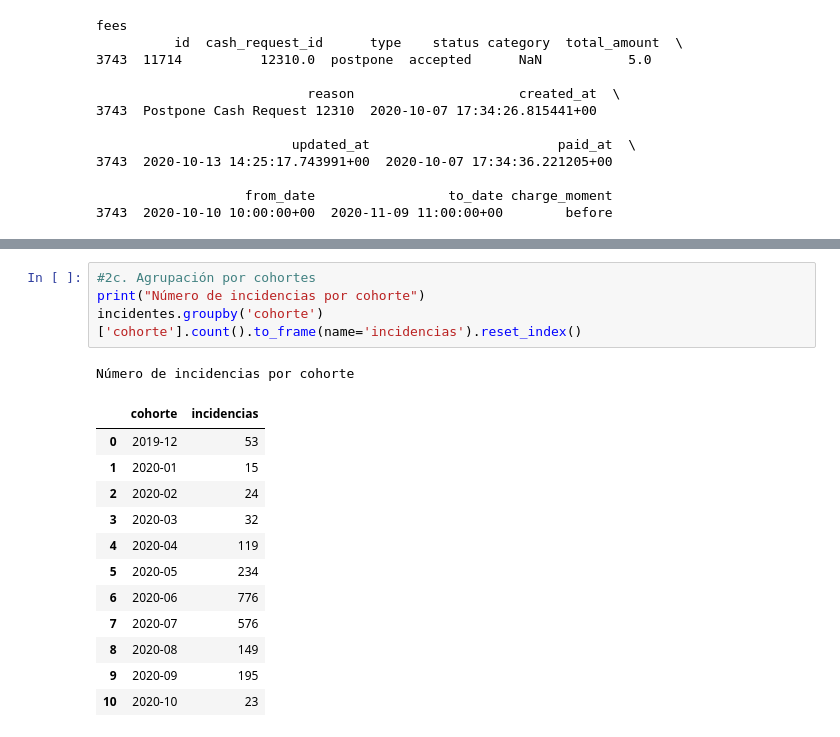
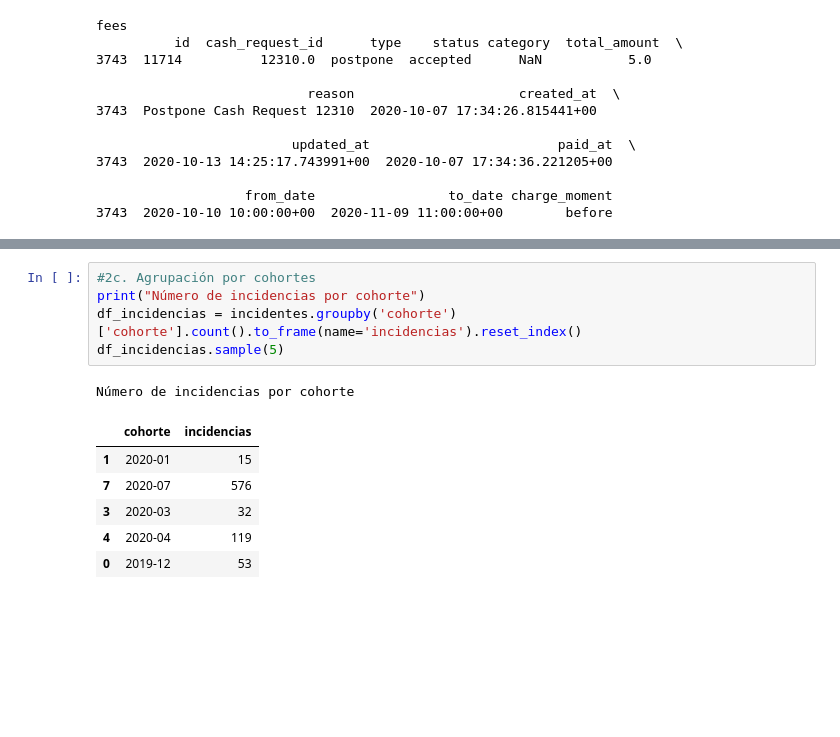
Before and after one commit to moiatgit/project-1-ironhack-payments-es, a Jupyter notebook: grupo3.ipynb, the cells around one changed output, grey strips where cells are left out. Saved outputs shown, nothing was run; the diff lists cells and outputs as text; blank space fills up the shorter version.

```diff
--- a/grupo3.ipynb
+++ b/grupo3.ipynb
@@ -564,18 +563,13 @@ Nos centramos en las entradas con categoria considerando que son las que tienen
 # %%
 #2c. Agrupación por cohortes
 print("Número de incidencias por cohorte")
-incidentes.groupby('cohorte')['cohorte'].count().to_frame(name='incidencias').reset_index()
+df_incidencias = incidentes.groupby('cohorte')['cohorte'].count().to_frame(name='incidencias').reset_index()
+df_incidencias.sample(5)
 # %% [output]
 Número de incidencias por cohorte
 |  | cohorte | incidencias |
-| 0 | 2019-12 | 53 |
 | 1 | 2020-01 | 15 |
-| 2 | 2020-02 | 24 |
+| 7 | 2020-07 | 576 |
 | 3 | 2020-03 | 32 |
 | 4 | 2020-04 | 119 |
-| 5 | 2020-05 | 234 |
-| 6 | 2020-06 | 776 |
-| 7 | 2020-07 | 576 |
-| 8 | 2020-08 | 149 |
-| 9 | 2020-09 | 195 |
-| 10 | 2020-10 | 23 |
+| 0 | 2019-12 | 53 |
```
Also changed, not shown: parts of 17 cells of this notebook.
